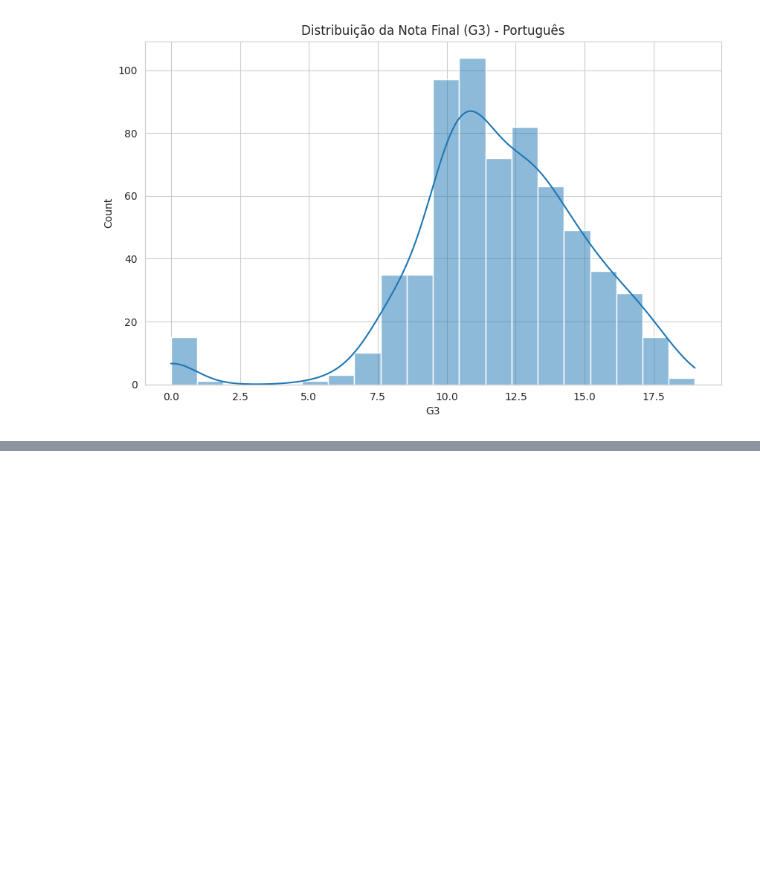
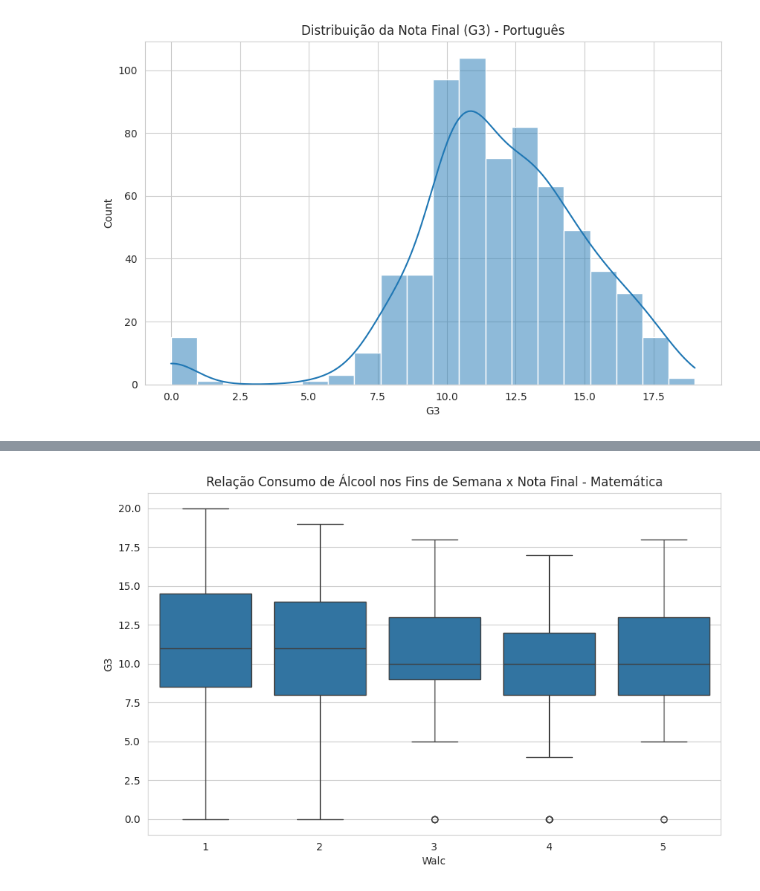
Before and after one commit to albvieiraa/student-alcohol-consumption-ml, a Jupyter notebook: 01_eda_student_data.ipynb, the cells around one changed output, grey strips where cells are left out. Drawn from its saved outputs; the diff is of its cells as text; code cells hidden in the pictures; blank space fills up the shorter version.

```diff
--- a/01_eda_student_data.ipynb
+++ b/01_eda_student_data.ipynb
@@ -133,0 +158,6 @@ plt.show()
+# %%
+sns.boxplot(x='Walc', y='G3', data=math_df)
+plt.title("Relação Consumo de Álcool nos Fins de Semana x Nota Final - Matemática")
+plt.show()
+# %% [output]
+[figure, added]
```
Also changed, not shown: parts of 15 cells of this notebook.
